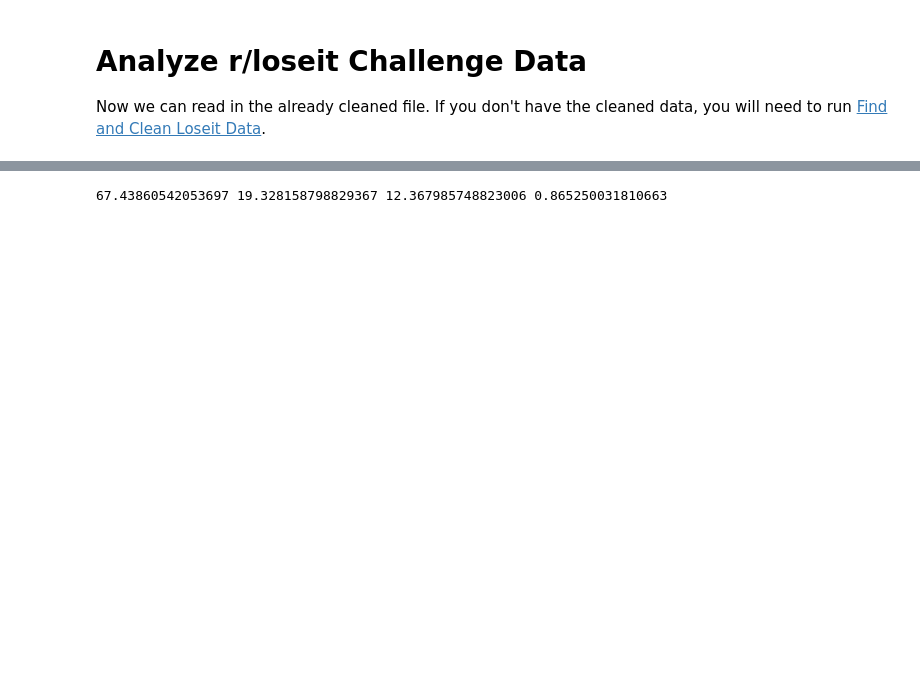
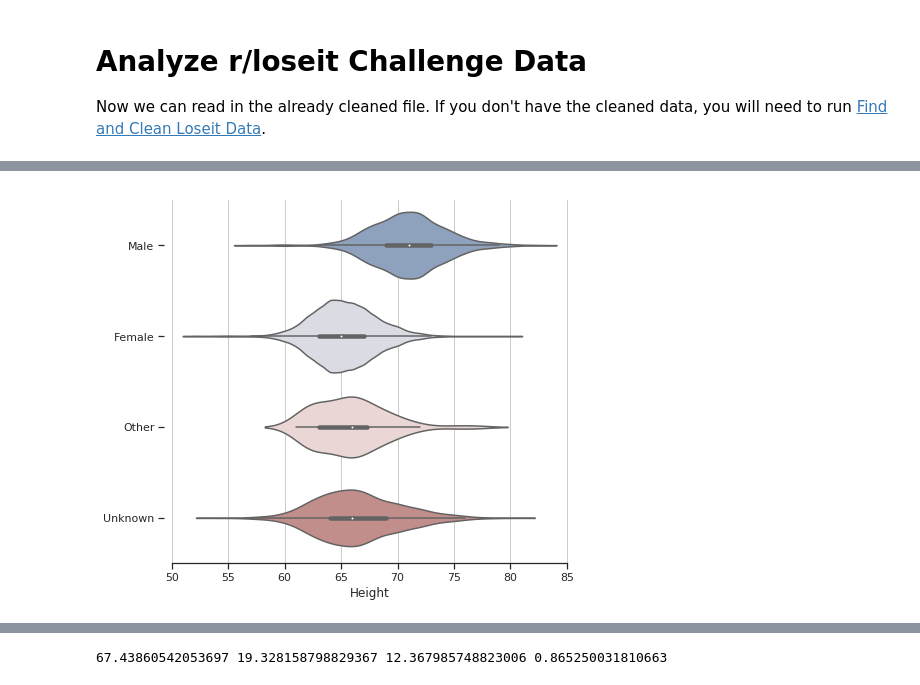
Before and after one commit to csmithchicago/Loseit, a Jupyter notebook: analyze_loseit_challenge_data.ipynb, the cells around one changed output, grey strips where cells are left out. Saved outputs shown, nothing was run; the diff lists cells and outputs as text; code cells hidden in the pictures; blank space fills up the shorter version.

```diff
--- a/analyze_loseit_challenge_data.ipynb
+++ b/analyze_loseit_challenge_data.ipynb
@@ -39,0 +207,17 @@ dtype: int64
+# %%
+out_height = big_df[big_df.Height < 100]
+out_height = out_height[out_height.Height > 35]
+# %%
+sns.set(style="ticks")
+f, ax = plt.subplots(figsize=(7, 6))
+
+sns.violinplot(x='Height', y="Gender", data=out_height,
+            palette="vlag")
+
+ax.xaxis.grid(True)
+ax.set(ylabel="")
+sns.despine(trim=True, left=True)
+f.tight_layout()
+f.savefig('./figures/violin_gender_height.png', dpi=400)
+# %% [output]
+[figure, added]
```
Also changed, not shown: parts of 61 cells of this notebook, 1 other file.
